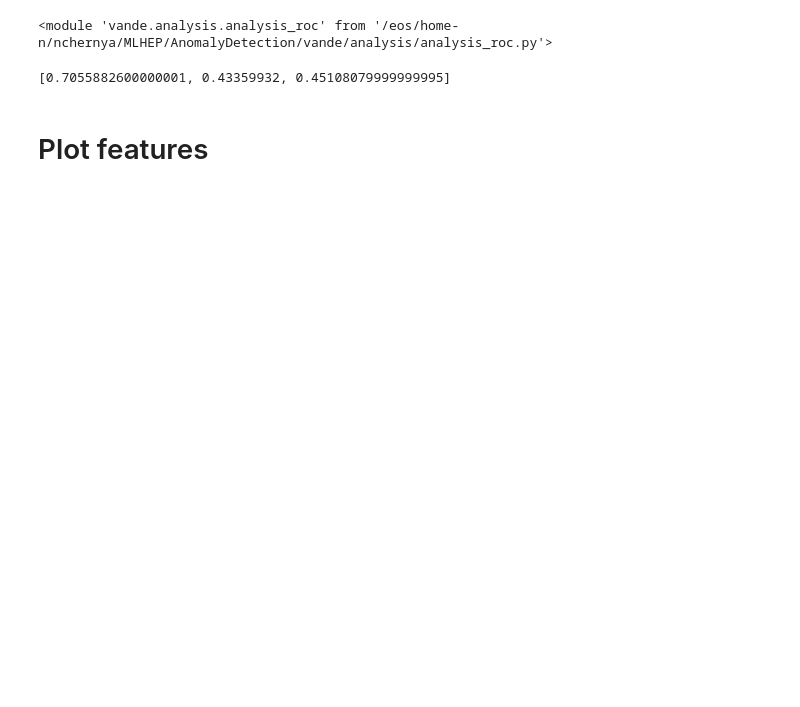
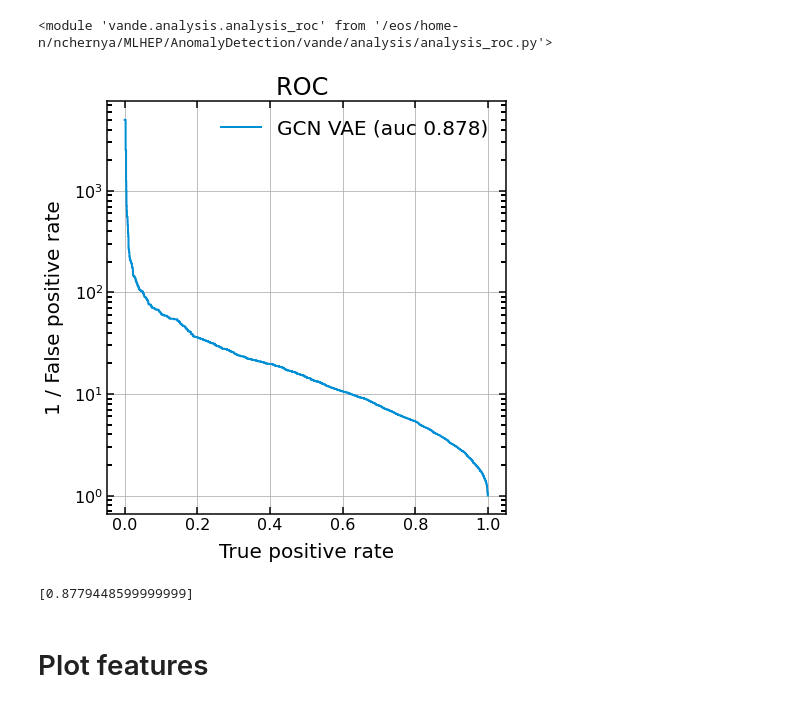
Before and after one commit to nadya-chernyavskaya/ADgvae, a Jupyter notebook: GCN_VAE.ipynb, the cells around one changed output. Saved outputs shown, nothing was run; the diff lists cells and outputs as text; code cells hidden in the pictures; blank space fills up the shorter version.

```diff
--- a/GCN_VAE.ipynb
+++ b/GCN_VAE.ipynb
@@ -313,13 +313,19 @@ reload(ar)
 # %% [output]
 <module 'vande.analysis.analysis_roc' from '/eos/home-n/nchernya/MLHEP/AnomalyDetection/vande/analysis/analysis_roc.py'>
 # %%
-neg_class_losses = [loss_bg.tolist(),loss_bg_gnn.tolist(),loss_bg_gvae.tolist()]
-pos_class_losses = [loss_signal.tolist(),loss_signal_gnn.tolist(),loss_signal_gvae.tolist()]
+#neg_class_losses = [loss_bg.tolist(),loss_bg_gnn.tolist(),loss_bg_gvae.tolist()]
+#pos_class_losses = [loss_signal.tolist(),loss_signal_gnn.tolist(),loss_signal_gvae.tolist()]
+neg_class_losses = [loss_bg.tolist()]
+pos_class_losses = [loss_signal.tolist()]
 # %%
 plt.style.use('/eos/user/n/nchernya/MLHEP/AnomalyDetection/ADgvae/utils/adfigstyle.mplstyle')
-ar.plot_roc( neg_class_losses, pos_class_losses, legend=['GCN VAE','GAE','GVAE'], title='ROC ', plot_name='ROC_text', fig_dir='figs/',log_x=False )
+#ar.plot_roc( neg_class_losses, pos_class_losses, legend=['GCN VAE','GAE','GVAE'], title='ROC ',
+#            plot_name='ROC_text', fig_dir='figs/',log_x=False )
+ar.plot_roc( neg_class_losses, pos_class_losses, legend=['GCN VAE'], title='ROC ',
+            plot_name='ROC_gcnvae', fig_dir='figs/',log_x=False )
 # %% [output]
+[figure, added]
-[0.7055882600000001, 0.43359932, 0.45108079999999995]
+[0.8779448599999999]
 # %% [markdown]
 # Plot features
 # %%
```
Also changed, not shown: parts of 13 cells of this notebook, 1 other file.
